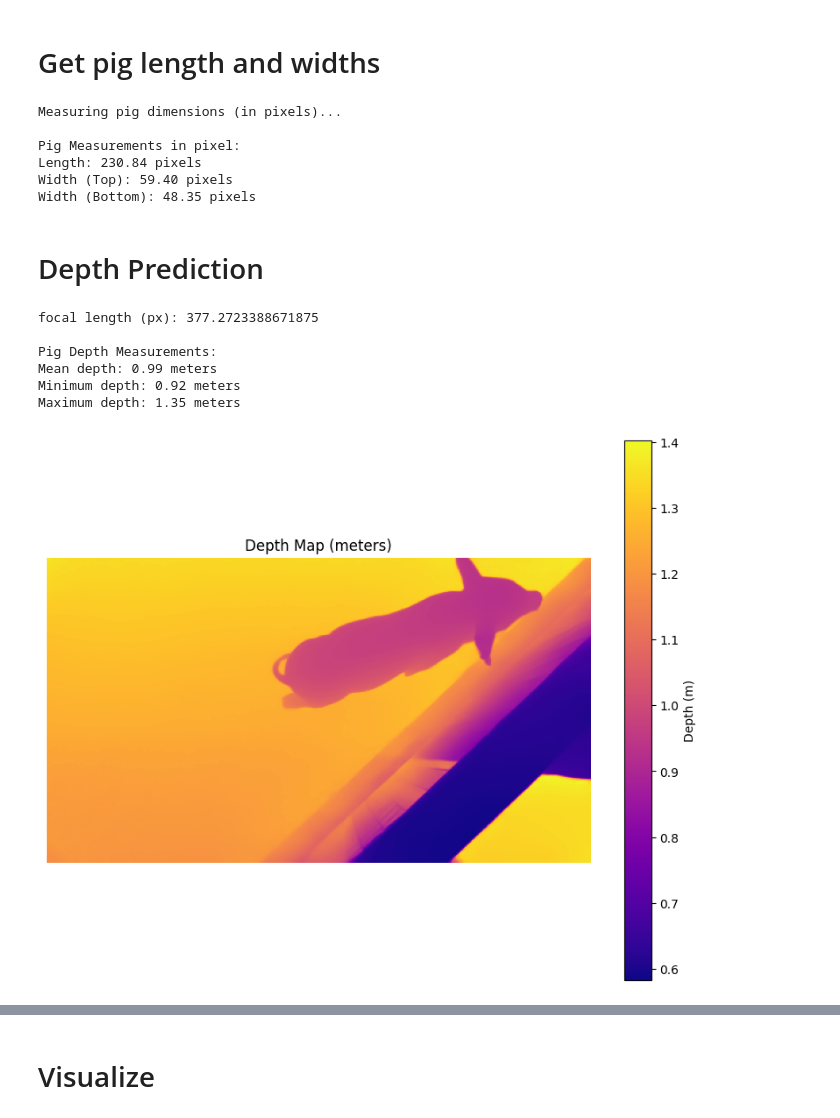
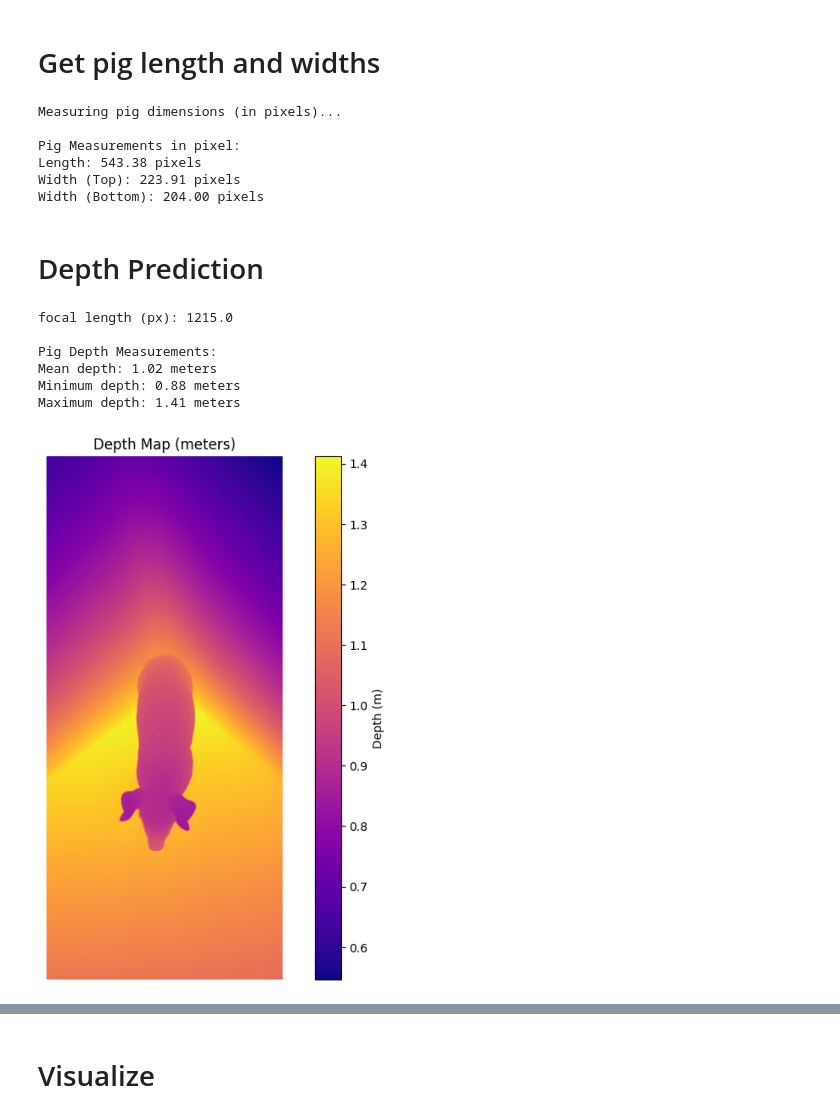
Before and after one commit to PhurichAmorn/URD-2_BlackPigProject, a Jupyter notebook: pig_segmentation/segment/model.ipynb, the cells around one changed output, grey strips where cells are left out. Saved outputs shown, nothing was run; the diff lists cells and outputs as text; code cells hidden in the pictures.

```diff
--- a/pig_segmentation/segment/model.ipynb
+++ b/pig_segmentation/segment/model.ipynb
@@ -70,7 +69,7 @@ image_transforms = transforms.Compose([
 
 # load the image
 print("Loading an Image...")
-input_image_path = 'internet4.webp' # real.jpg
+input_image_path = '../../../images/real.jpg' # real.jpg
 input_image = Image.open(input_image_path).convert("RGB")
 input_tensor = image_transforms(input_image).unsqueeze(0).to(device)
 # %% [output]
@@ -221,15 +220,14 @@ print(f"Width (Bottom): {measurements['width_bottom']:.2f} pixels")
 Measuring pig dimensions (in pixels)...
 
 Pig Measurements in pixel:
-Length: 230.84 pixels
-Width (Top): 59.40 pixels
-Width (Bottom): 48.35 pixels
+Length: 543.38 pixels
+Width (Top): 223.91 pixels
+Width (Bottom): 204.00 pixels
 # %% [markdown]
 # Depth Prediction
 # %%
 depth_model, transform = depth_pro.create_model_and_transforms()
 depth_model.eval()
-
 
 if torch.cuda.is_available():
     depth_model = depth_model.cuda()
@@ -237,7 +235,16 @@ if torch.cuda.is_available():
 image_rgb, _, f_px = depth_pro.load_rgb(input_image_path)
 depth_input = transform(image_rgb)
 
-prediction = depth_model.infer(depth_input, f_px=f_px)
+# Actual focal length in pixel from metadata
+# Formula focal length (px) = focal_length (mm) * image width or height / sensor width or height
+actual_fl_px = 1215 # iphone 15 pm 3970, xiaomi = 2729.166667, Vivo V29 = 1215
+
+# convert to tensor (depth_pro.infer expects tensor/array with .squeeze())
+f_px_t = torch.tensor(actual_fl_px, dtype=torch.float32)
+if torch.cuda.is_available():
+    f_px_t = f_px_t.cuda()
+
+prediction = depth_model.infer(depth_input, f_px=f_px_t) # f_px change to actual focal length from metadata
 depth = prediction["depth"]
 depth_np = depth.squeeze().cpu().numpy()
 
@@ -252,35 +259,35 @@ masked_depth[mask_depth_size == 0] = np.nan
 # Calculate depth statistics for the segmented pig
 mean_depth = np.nanmean(masked_depth)
 min_depth = np.nanmin(masked_depth)
 max_depth = np.nanmax(masked_depth)
 
 print("\nPig Depth Measurements:")
 print(f"Mean depth: {mean_depth:.2f} meters")
 print(f"Minimum depth: {min_depth:.2f} meters")
 print(f"Maximum depth: {max_depth:.2f} meters")
 
 # Update the distance_mm in your object size calculation
 distance_mm = min_depth * 1000  # Convert meters to mm
 
 # Visualize depth map
 plt.figure(figsize=(10, 8))
 plt.imshow(depth_np, cmap="plasma")
 plt.title("Depth Map (meters)")
 plt.colorbar(label="Depth (m)")
 plt.axis("off")
 plt.show()
 
 plt.figure(figsize=(10, 8))
 plt.imshow(masked_depth, cmap="plasma")
 plt.title("Depth Map of Segmented Pig (meters)")
 plt.colorbar(label="Depth (m)")
 plt.axis("off")
 plt.show()
 # %% [output]
-focal length (px): 377.2723388671875
+focal length (px): 1215.0
 
 Pig Depth Measurements:
-Mean depth: 0.99 meters
-Minimum depth: 0.92 meters
-Maximum depth: 1.35 meters
+Mean depth: 1.02 meters
+Minimum depth: 0.88 meters
+Maximum depth: 1.41 meters
-[figure, old version]
+[figure, new version]
```
Also changed, not shown: parts of 4 cells of this notebook.
